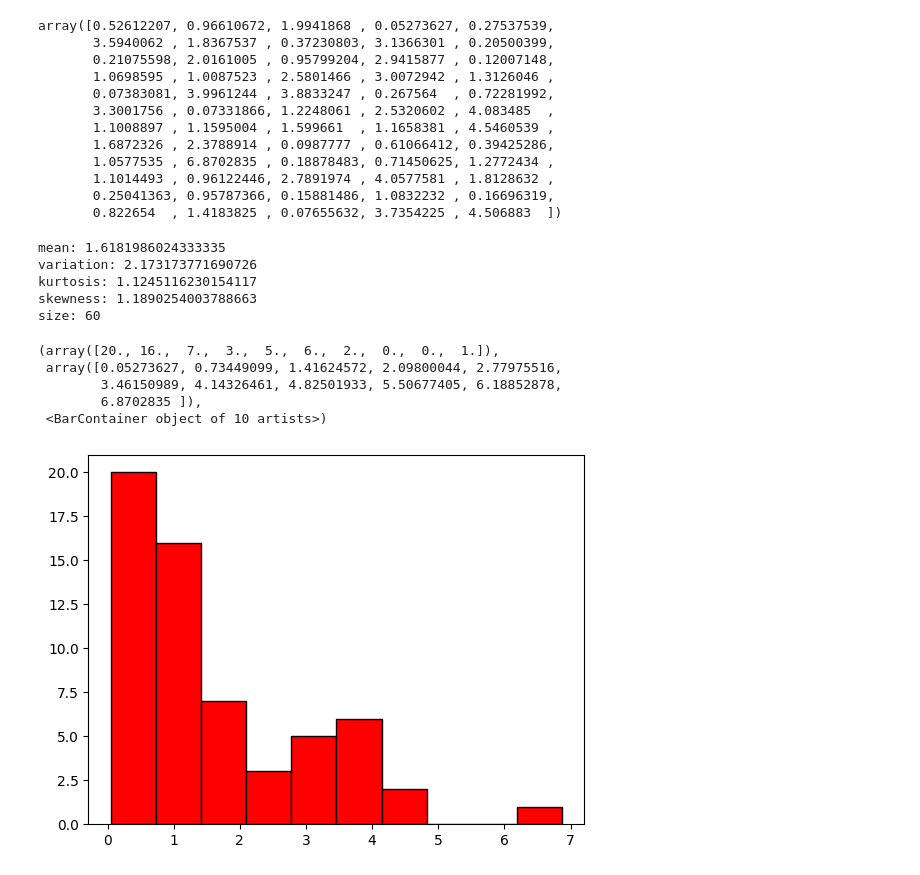
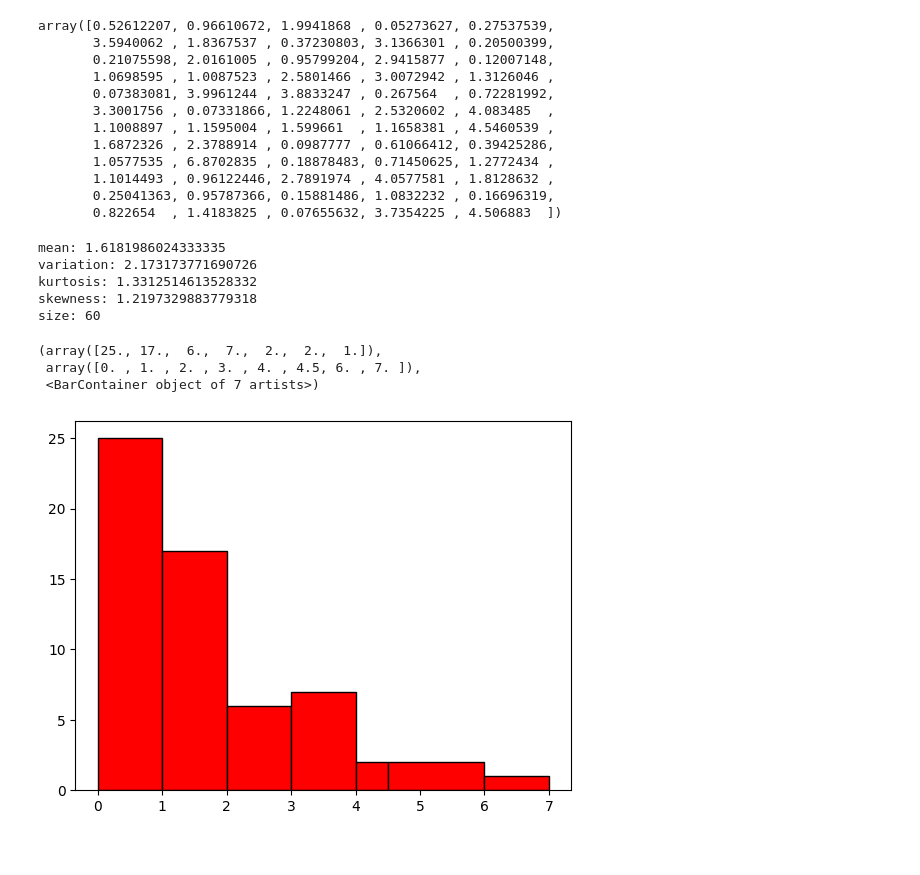
Before and after one commit to AlDente-Noo/Math_Stat_8th_Sem, a Jupyter notebook: Untitled.ipynb, the cells around one changed output. Cells and saved outputs as stored; diff of their text form; code cells hidden in the pictures.

```diff
--- a/Untitled.ipynb
+++ b/Untitled.ipynb
@@ -25,8 +25,8 @@ array([0.52612207, 0.96610672, 1.9941868 , 0.05273627, 0.27537539,
 # %%
 mean = np.mean(sample)
 var = np.var(sample)
-kurtosis = stat.kurtosis(sample)
-skewness = stat.skew(sample)
+kurtosis = stat.kurtosis(sample, bias=False)
+skewness = stat.skew(sample, bias=False)
 n = np.size(sample)
 
 print(f"mean: {mean}")
@@ -37,18 +37,16 @@ print(f"size: {n}")
 # %% [output]
 mean: 1.6181986024333335
 variation: 2.173173771690726
-kurtosis: 1.1245116230154117
-skewness: 1.1890254003788663
+kurtosis: 1.3312514613528332
+skewness: 1.2197329883779318
 size: 60
 # %%
-plot.hist(sample,color = 'red', edgecolor = 'black')
+plot.hist(sample, bins= [0,1,2,3,4,4.5,6,7], color = 'red', edgecolor = 'black')
 # %% [output]
-(array([20., 16.,  7.,  3.,  5.,  6.,  2.,  0.,  0.,  1.]),
- array([0.05273627, 0.73449099, 1.41624572, 2.09800044, 2.77975516,
-        3.46150989, 4.14326461, 4.82501933, 5.50677405, 6.18852878,
-        6.8702835 ]),
- <BarContainer object of 10 artists>)
+(array([25., 17.,  6.,  7.,  2.,  2.,  1.]),
+ array([0. , 1. , 2. , 3. , 4. , 4.5, 6. , 7. ]),
+ <BarContainer object of 7 artists>)
-[figure, old version]
+[figure, new version]
 # %%
 ecdf = sm.distributions.ECDF(sample)
 x = np.linspace(min(data), max(sample))
```
Also changed, not shown: parts of 6 cells of this notebook.
